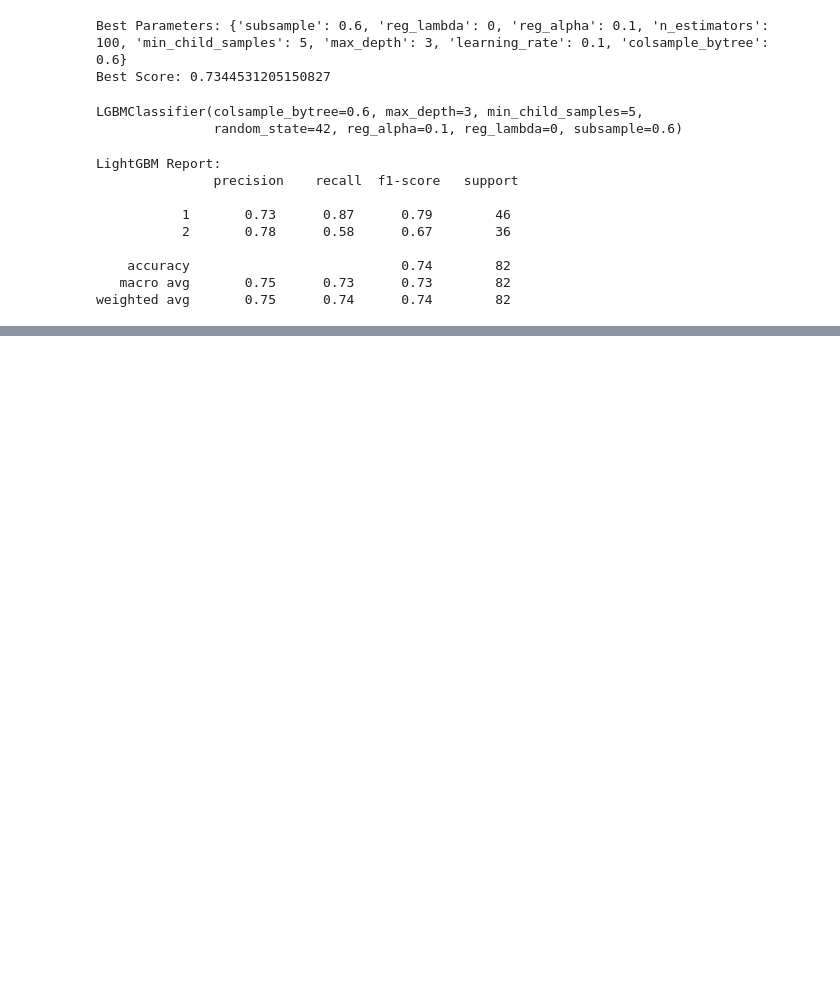
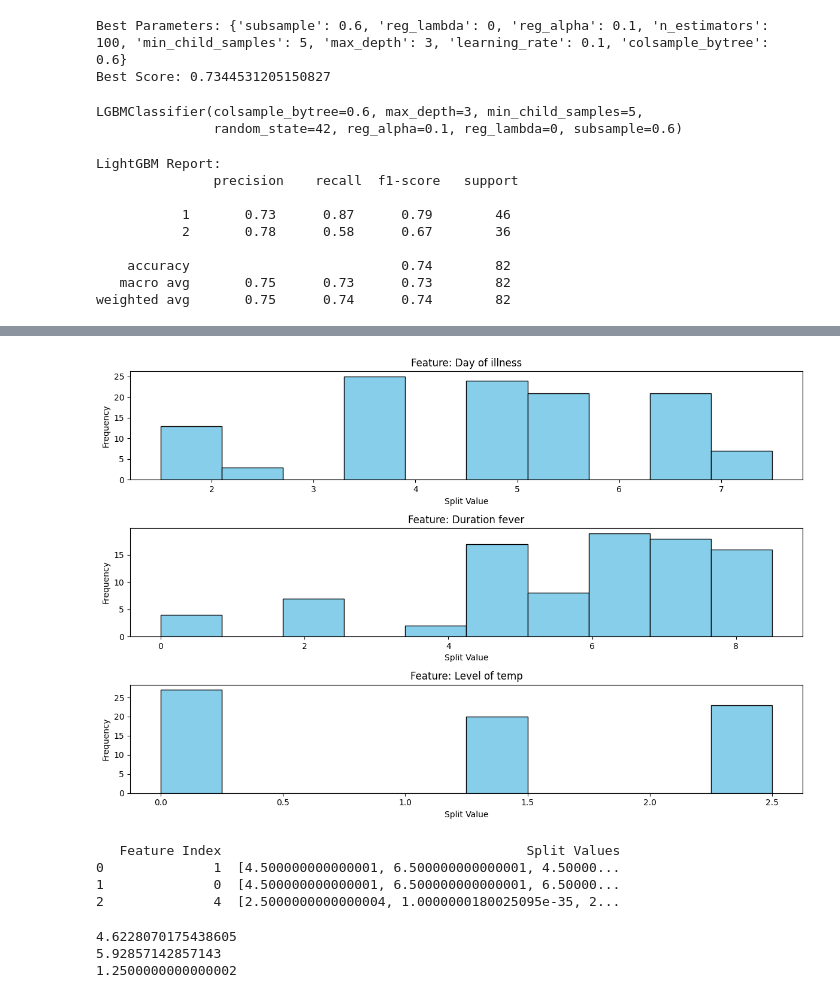
Before and after one commit to khnam-ng/SevereDengueFever, a Jupyter notebook: notebooks/LightGBM.ipynb, the cells around one changed output, grey strips where cells are left out. Saved outputs shown, nothing was run; the diff lists cells and outputs as text; code cells hidden in the pictures; blank space fills up the shorter version.

```diff
--- a/notebooks/LightGBM.ipynb
+++ b/notebooks/LightGBM.ipynb
@@ -276,0 +281,53 @@ weighted avg       0.75      0.74      0.74        82
+# %%
+booster = best_lgb_model._Booster
+model_dump = booster.dump_model() # type: ignore
+
+split_map = {}
+
+def traverse_tree(tree):
+    if 'split_index' in tree:
+        feat = tree['split_feature']
+        thresh = tree['threshold']
+        if feat not in split_map:
+            split_map[feat] = []
+        split_map[feat].append(thresh)
+        traverse_tree(tree['left_child'])
+        traverse_tree(tree['right_child'])
+
+for tree in model_dump['tree_info']:
+    traverse_tree(tree['tree_structure'])
+# %%
+# feature_names = model.booster().feature_name()
+top_n = 3  # number of top features to plot
+
+# Sort by number of splits
+sorted_feats = sorted(split_map.items(), key=lambda x: len(x[1]), reverse=True)[:top_n]
+
+plt.figure(figsize=(12, 8))
+
+for i, (feat_index, splits) in enumerate(sorted_feats):
+    plt.subplot(top_n, 1, i + 1)
+    plt.hist(splits, color='skyblue', edgecolor='black')
+    plt.title(f"Feature: {x1_train_important.columns[feat_index]}")
+    plt.xlabel("Split Value")
+    plt.ylabel("Frequency")
+
+plt.tight_layout()
+plt.show()
+# %% [output]
+[figure, added]
+# %%
+print(pd.DataFrame(sorted_feats, columns=['Feature Index', 'Split Values']).head(top_n))
+# %% [output]
+   Feature Index                                       Split Values
+0              1  [4.500000000000001, 6.500000000000001, 4.50000...
+1              0  [4.500000000000001, 6.500000000000001, 6.50000...
+2              4  [2.5000000000000004, 1.0000000180025095e-35, 2...
+# %%
+print(np.mean(sorted_feats[0][1]))
+print(np.mean(sorted_feats[1][1]))
+print(np.mean(sorted_feats[2][1]))
+# %% [output]
+4.6228070175438605
+5.92857142857143
+1.2500000000000002
```
Also changed, not shown: parts of 1 cell of this notebook, 1 other file.
